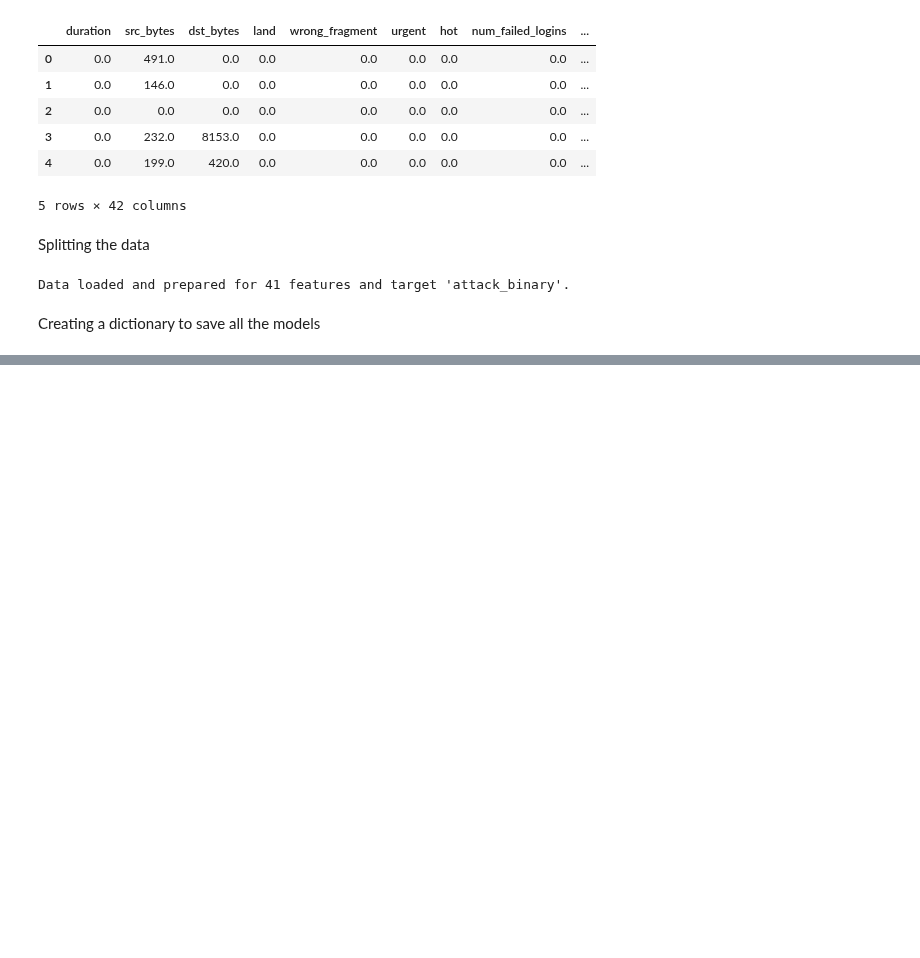
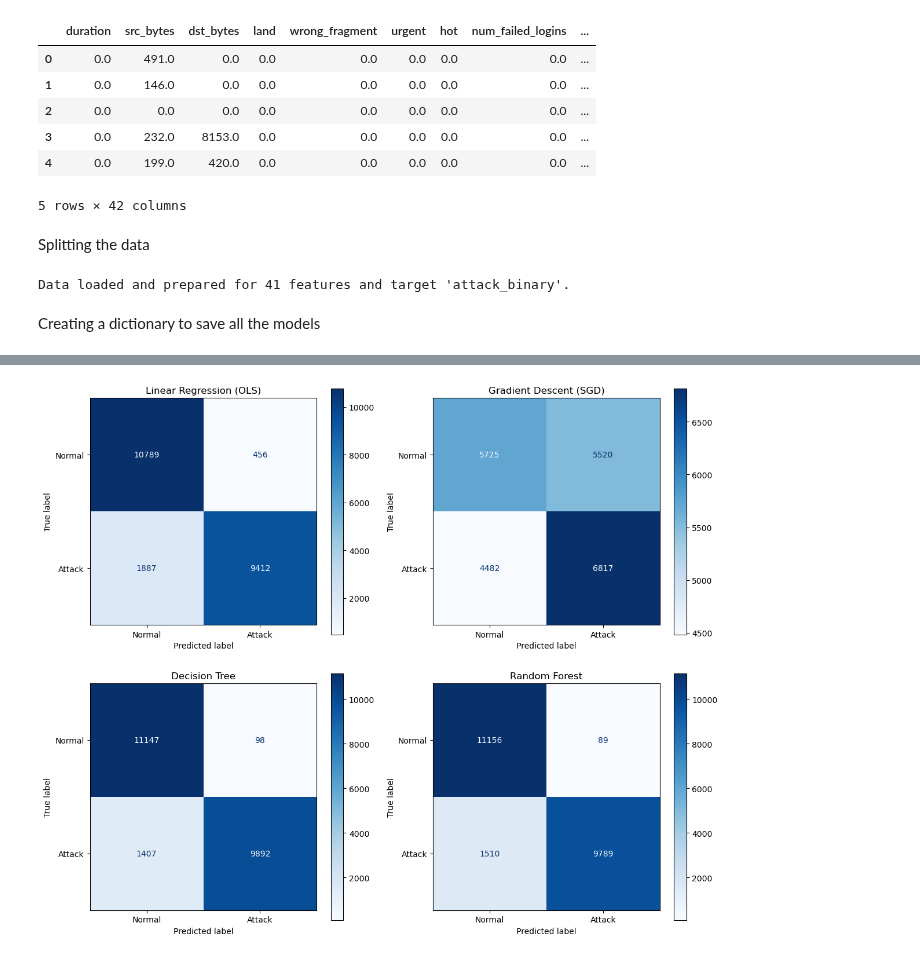
Before and after one commit to SpringBoardMentor193s/SentinelNet_Oct_Batch, a Jupyter notebook: Model_Training.ipynb, the cells around one changed output, grey strips where cells are left out. Saved outputs shown, nothing was run; the diff lists cells and outputs as text; code cells hidden in the pictures; blank space fills up the shorter version.

```diff
--- a/Model_Training.ipynb
+++ b/Model_Training.ipynb
@@ -67,0 +127,15 @@ for name, model in models.items():
+# %%
+# plot_cm("Random Forest")
+
+fig, axes = plt.subplots(2, 2, figsize=(12, 10))
+axes = axes.ravel()
+for idx, name in enumerate(models.keys()):
+    cm = results[name]["confusion_matrix"]
+    disp = ConfusionMatrixDisplay(confusion_matrix=cm,
+                                  display_labels=["Normal", "Attack"])
+    disp.plot(ax=axes[idx], cmap="Blues")
+    axes[idx].set_title(name)
+plt.tight_layout()
+plt.show()
+# %% [output]
+[figure, added]
```
Also changed, not shown: parts of 3 cells of this notebook.
